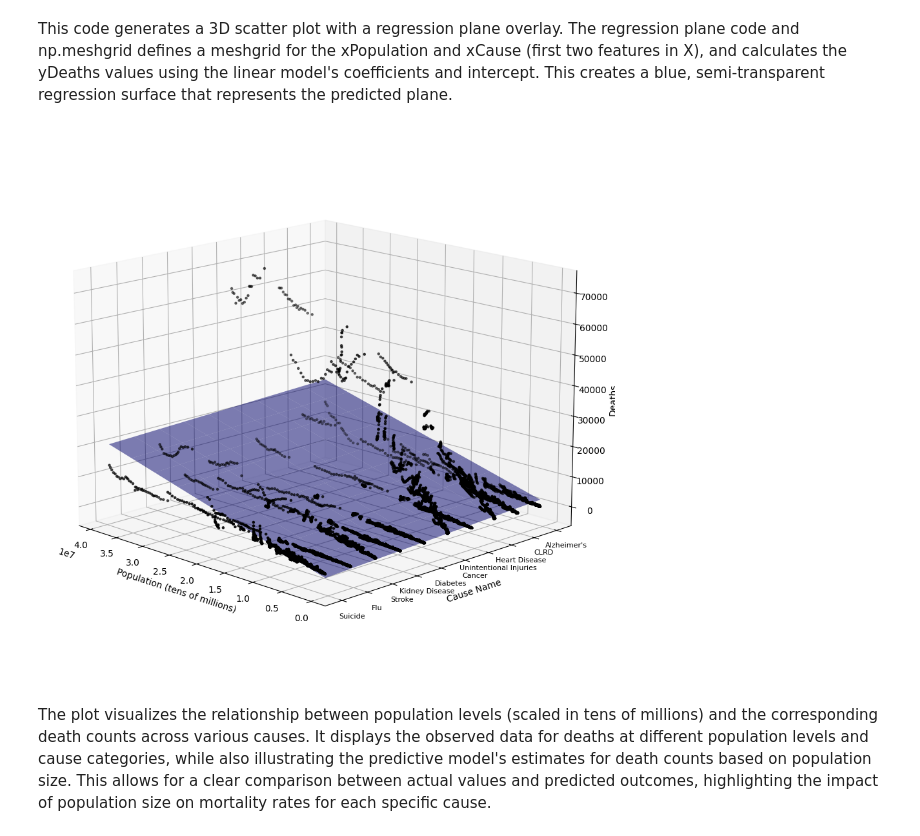
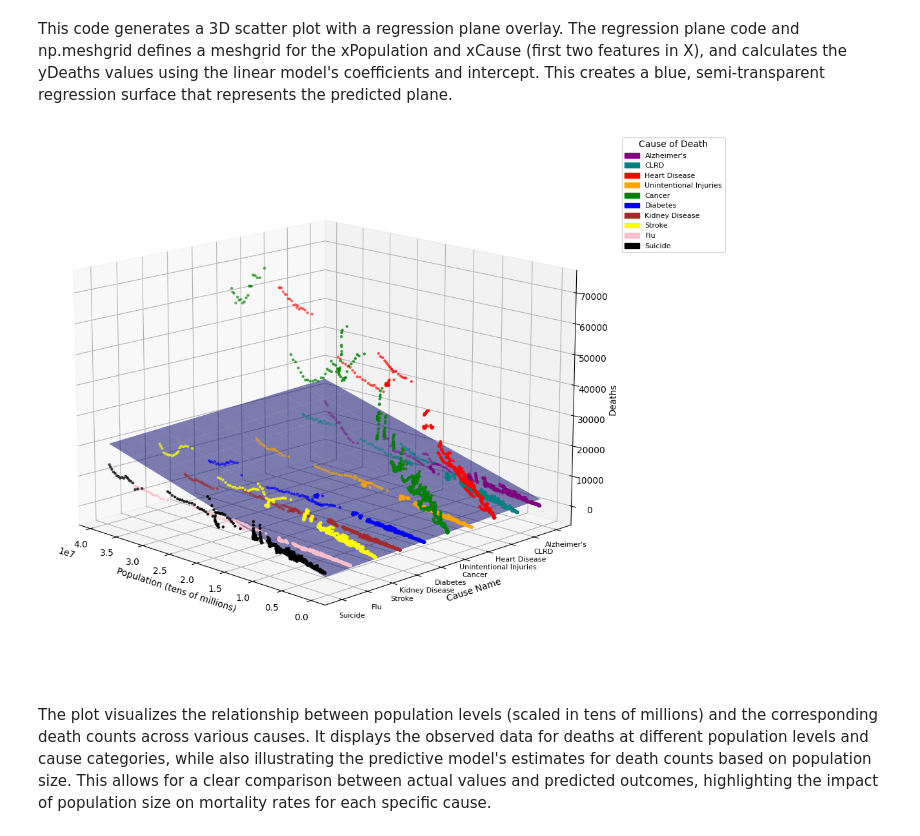
Before and after one commit to LoganWongbangchuad/DataScience, a Jupyter notebook: code/regression.ipynb, the cells around one changed output. Drawn from its saved outputs; the diff is of its cells as text; code cells hidden in the pictures.

```diff
--- a/code/regression.ipynb
+++ b/code/regression.ipynb
@@ -197,58 +197,82 @@ Predicted Deaths =  2112.288337748211  +  0.0005605496518699974 * (Population)
 # %% [markdown]
 This code generates a 3D scatter plot with a regression plane overlay. The regression plane code and np.meshgrid defines a meshgrid for the xPopulation and xCause (first two features in X), and calculates the yDeaths values using the linear model's coefficients and intercept. This creates a blue, semi-transparent regression surface that represents the predicted plane.
 # %%
+import matplotlib.pyplot as plt
+import numpy as np
+from mpl_toolkits.mplot3d import Axes3D
+import matplotlib.patches as mpatches  # For the legend
+
+# Example mapping for cause names
+cause_name_mapping = {
+    0: 'Alzheimer\'s',
+    1: 'CLRD',
+    2: 'Heart Disease',
+    3: 'Unintentional Injuries',
+    4: 'Cancer',
+    5: 'Diabetes',
+    6: 'Kidney Disease',
+    7: 'Stroke',
+    8: 'Flu',
+    9: 'Suicide'
+}
+
 # Set up the figure
 fig = plt.figure(figsize=(14, 11))
 ax = fig.add_subplot(111, projection='3d')
 
-# Plot the data points (adjust the dot size with 's')
-ax.scatter3D(X[:, 0], X[:, 1], y, color="black", s=5)  # s=10 controls dot size
+# Define color map for each cause
+cause_colors = {
+    0: 'purple',  # Alzheimer's
+    1: 'teal',    # CLRD
+    2: 'red',     # Heart Disease
+    3: 'orange',  # Unintentional Injuries
+    4: 'green',   # Cancer
+    5: 'blue',    # Diabetes
+    6: 'brown',   # Kidney Disease
+    7: 'yellow',  # Stroke
+    8: 'pink',    # Flu
+    9: 'black'    # Suicide
+}
+
+# Plot the data points with color coding by cause name
+colors = [cause_colors[cause] for cause in X[:, 1]]  # Map each cause to a color
+ax.scatter3D(X[:, 0], X[:, 1], y, color=colors, s=5)  # s=5 controls dot size
 
 # Plot the regression plane
 xPopulation, xCause = np.meshgrid(
     np.linspace(X[:, 0].min(), X[:, 0].max(), 10),
     np.linspace(X[:, 1].min(), X[:, 1].max(), 10)
 )
 yDeaths = (
     linModel.intercept_[0]
     + linModel.coef_[0][0] * xPopulation
     + linModel.coef_[0][1] * xCause
 )
 ax.plot_surface(xPopulation, xCause, yDeaths, color='blue', alpha=0.5)
 
 # Set labels
 ax.set_xlabel('Population (tens of millions)')
 ax.set_ylabel('Cause Name')
 ax.set_zlabel('Deaths')
 
-# Example mapping for cause names
-cause_name_mapping = {
-    0: 'Alzheimer\'s',
-    1: 'CLRD',
-    2: 'Heart Disease',
-    3: 'Unintentional Injuries',
-    4: 'Cancer',
-    5: 'Diabetes',
-    6: 'Kidney Disease',
-    7: 'Stroke',
-    8: 'Flu',
-    9: 'Suicide'
-}
-
 # Set y-axis ticks to the encoded values and labels to the cause names
 ax.set_yticks(list(cause_name_mapping.keys()))  # Set the positions of the ticks
 ax.set_yticklabels(list(cause_name_mapping.values()), fontsize=8)
 
 # Reverse the x-axis to make population increase from right to left
 #ax.invert_xaxis()
 
 # Adjust view angle
 ax.view_init(elev=15, azim=135)
 
+# Create a legend
+legend_patches = [mpatches.Patch(color=color, label=name) for name, color in zip(cause_name_mapping.values(), cause_colors.values())]
+ax.legend(handles=legend_patches, title="Cause of Death", loc='upper left', bbox_to_anchor=(1.05, 1), fontsize=8)
+
 # Show plot
 plt.show()
 # %% [output]
-[figure, old version]
+[figure, new version]
 # %% [markdown]
 
 The plot visualizes the relationship between population levels (scaled in tens of millions) and the corresponding death counts across various causes. It displays the observed data for deaths at different population levels and cause categories, while also illustrating the predictive model's estimates for death counts based on population size. This allows for a clear comparison between actual values and predicted outcomes, highlighting the impact of population size on mortality rates for each specific cause.
```
